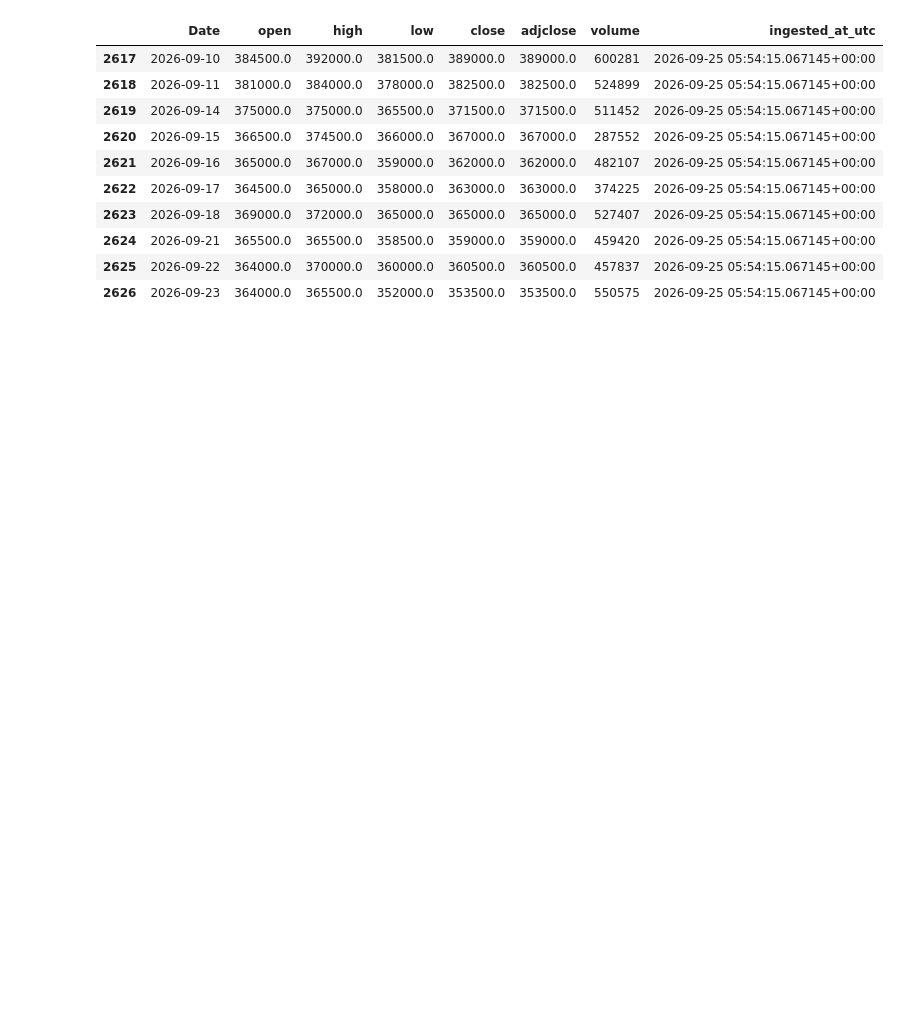
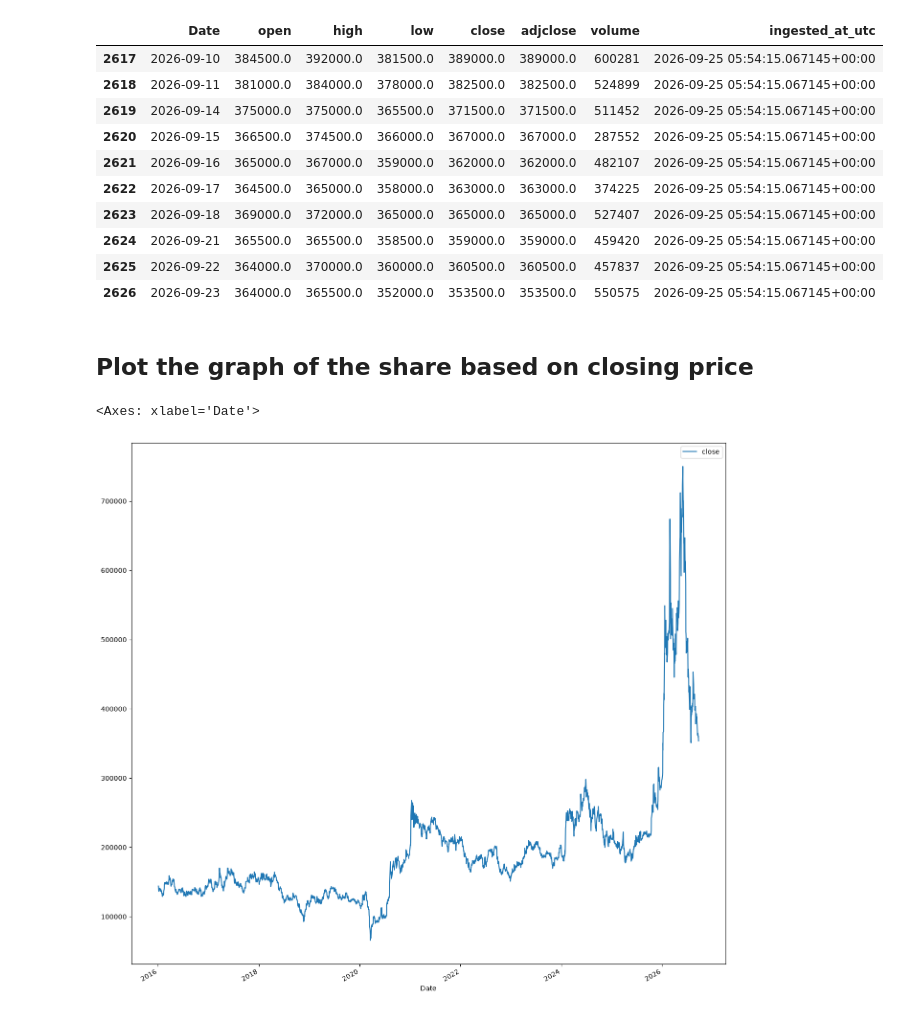
Before and after one commit to codeforlife888/M3-Stock-Price-Models, a Jupyter notebook: notebooks/10_loaddata.ipynb, the cells around one changed output. Saved outputs shown, nothing was run; the diff lists cells and outputs as text; code cells hidden in the pictures; blank space fills up the shorter version.

```diff
--- a/notebooks/10_loaddata.ipynb
+++ b/notebooks/10_loaddata.ipynb
@@ -30,3 +30,14 @@ df.tail(10)
 | 2624 | 2026-09-21 | 365500.0 | 365500.0 | 358500.0 | 359000.0 | 359000.0 | 459420 | 2026-09-25 05:54:15.067145+00:00 |
 | 2625 | 2026-09-22 | 364000.0 | 370000.0 | 360000.0 | 360500.0 | 360500.0 | 457837 | 2026-09-25 05:54:15.067145+00:00 |
 | 2626 | 2026-09-23 | 364000.0 | 365500.0 | 352000.0 | 353500.0 | 353500.0 | 550575 | 2026-09-25 05:54:15.067145+00:00 |
+# %% [markdown]
+## Plot the graph of the share based on closing price
+# %%
+df.index = pd.to_datetime(df['Date'], format='%Y-%m-%d')
+df.head(10)
+df = df.drop(columns=['open', 'high', 'low', 'adjclose', 'volume', 'ingested_at_utc'])
+
+df.plot(y ='close', figsize=(16, 16))
+# %% [output]
+<Axes: xlabel='Date'>
+[figure, added]
```
Also changed, not shown: parts of 16 cells of this notebook.
